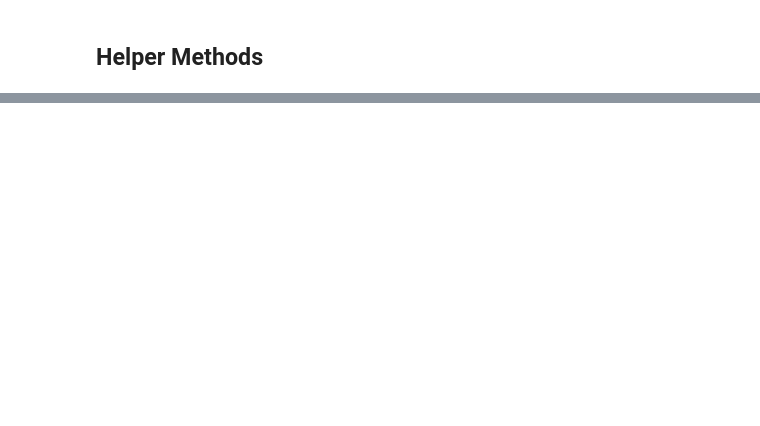
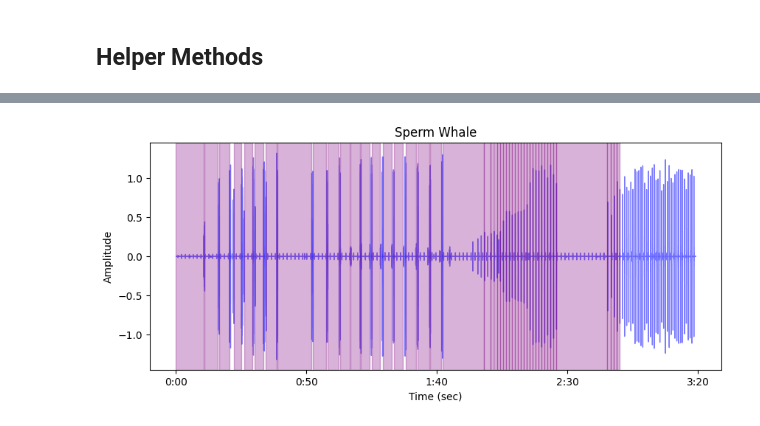
Before and after one commit to KaySRubio/audio-signal-processing, a Jupyter notebook: Analyzing Sperm Whale Codas with VAD.ipynb, the cells around one changed output, grey strips where cells are left out. Saved outputs shown, nothing was run; the diff lists cells and outputs as text; code cells hidden in the pictures; blank space fills up the shorter version.

```diff
--- a/Analyzing Sperm Whale Codas with VAD.ipynb
+++ b/Analyzing Sperm Whale Codas with VAD.ipynb
@@ -252,0 +241,4 @@ This file only had 1+1+3, but the methods should work to identify other coda pat
+# %%
+# Get timestamps for silences between codas
+inter_coda_silences = get_timestamps_silences(vad_output=vad_output, frame_shift=FRAME_SHIFT, min_silence_duration=MIN_SILENCE_BETWEEN_CODAS)
+inter_coda_silences
@@ -252,0 +263,4 @@ This file only had 1+1+3, but the methods should work to identify other coda pat
+# %%
+plotWaveform(file, 'Sperm Whale', inter_coda_silences)
+# %% [output]
+[figure, added]
```
Also changed, not shown: parts of 49 cells of this notebook.
